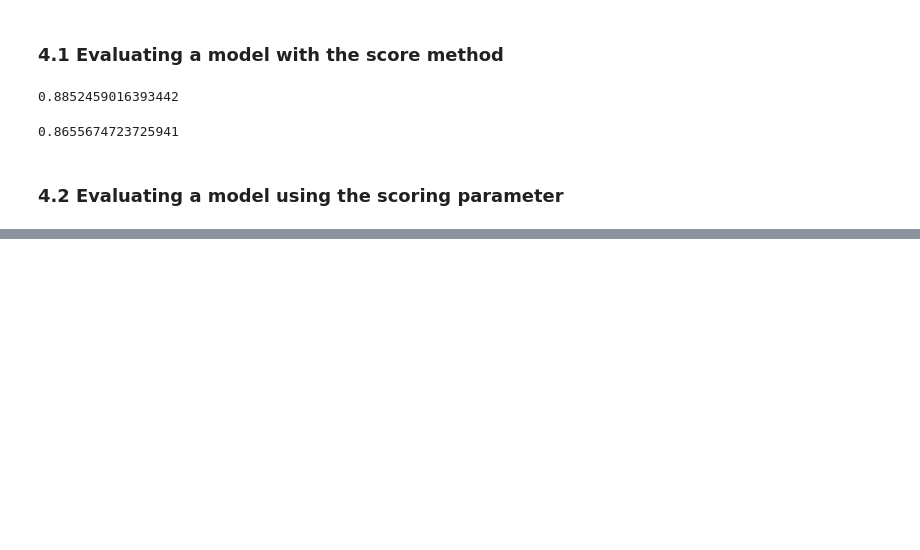
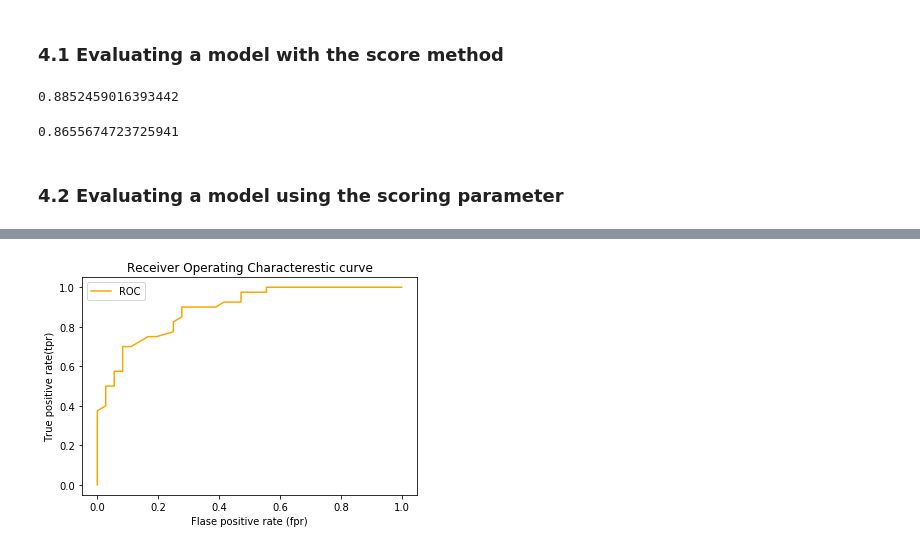
Before and after one commit to aliazani/machine-learning, a Jupyter notebook: 5-scikit-learn/1-introduction-scikit-learn.ipynb, the cells around one changed output, grey strips where cells are left out. Saved outputs shown, nothing was run; the diff lists cells and outputs as text; code cells hidden in the pictures; blank space fills up the shorter version.

```diff
--- a/5-scikit-learn/1-introduction-scikit-learn.ipynb
+++ b/5-scikit-learn/1-introduction-scikit-learn.ipynb
@@ -1042,0 +1139,15 @@ model.score(x_test, y_test)
+# %%
+# import roc_curve
+from sklearn.metrics import roc_curve
+
+# train, test and split
+x_train, x_test, y_train, y_test = train_test_split(x, y)
+
+# fit the data to the model
+model.fit(x_train, y_train)
+
+# make predictions with probabilities
+y_probs = model.predict_proba(x_test)
+
+# show some of y_probs
+y_probs[:10]
@@ -1042,0 +1165,4 @@ model.score(x_test, y_test)
+# %%
+# slice the list of 1 probabilities
+positive_y_probs = y_probs[:, 1]
+positive_y_probs[:10]
@@ -1042,0 +1171,4 @@ model.score(x_test, y_test)
+# %%
+# calculate fpr, tpr, thresholds
+fpr, tpr, thresholds = roc_curve(y_test, positive_y_probs)
+fpr
@@ -1042,0 +1184,21 @@ model.score(x_test, y_test)
+# %%
+import matplotlib.pyplot as plt
+# create function for ROC curve
+def plot_roc_curve(fpr, tpr):
+    """
+    Plots a ROC curve given the false positive rate(fpr)
+    and true positive rate(tpr) of a model.
+    """
+    # Plot roc curve
+    plt.plot(fpr, tpr, color='orange', label='ROC')
+
+    # customize the plot
+    plt.xlabel('Flase positive rate (fpr)')
+    plt.ylabel('True positive rate(tpr)')
+    plt.title('Receiver Operating Characterestic curve')
+    plt.legend()
+    plt.show()
+
+plot_roc_curve(fpr, tpr)
+# %% [output]
+[figure, added]
```
Also changed, not shown: parts of 19 cells of this notebook, 1 other file.
